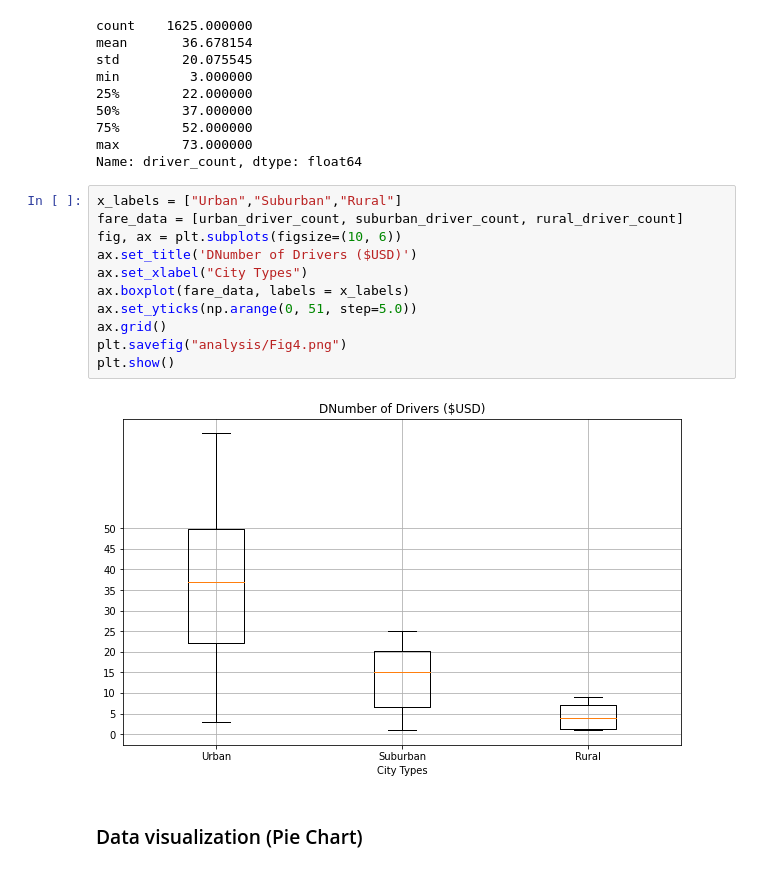
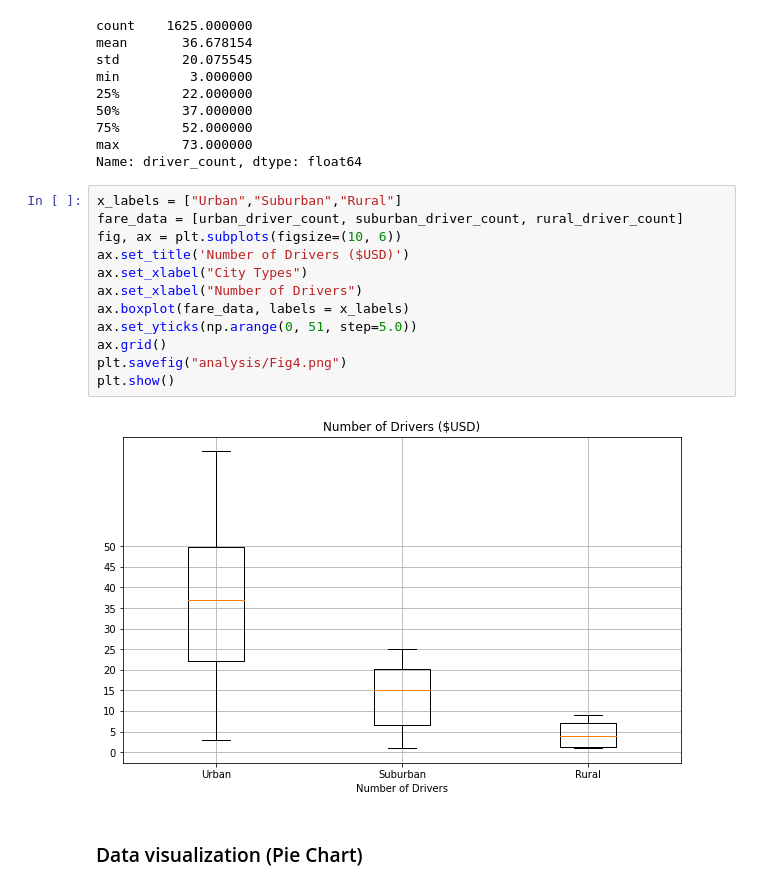
Before and after one commit to cgurbatri/PyBer_Analysis, a Jupyter notebook: Pyber.ipynb, the cells around one changed output. Cells and saved outputs as stored; diff of their text form.

```diff
--- a/Pyber.ipynb
+++ b/Pyber.ipynb
@@ -718,16 +717,17 @@ Name: driver_count, dtype: float64
 # %%
 x_labels = ["Urban","Suburban","Rural"]
 fare_data = [urban_driver_count, suburban_driver_count, rural_driver_count]
 fig, ax = plt.subplots(figsize=(10, 6))
-ax.set_title('DNumber of Drivers ($USD)')
+ax.set_title('Number of Drivers ($USD)')
 ax.set_xlabel("City Types")
+ax.set_xlabel("Number of Drivers")
 ax.boxplot(fare_data, labels = x_labels)
 ax.set_yticks(np.arange(0, 51, step=5.0))
 ax.grid()
 plt.savefig("analysis/Fig4.png")
 plt.show()
 # %% [output]
-[figure, old version]
+[figure, new version]
 # %% [markdown]
 ### Data visualization (Pie Chart)
 # %%
```
Also changed, not shown: parts of 1 cell of this notebook, 4 other files.
